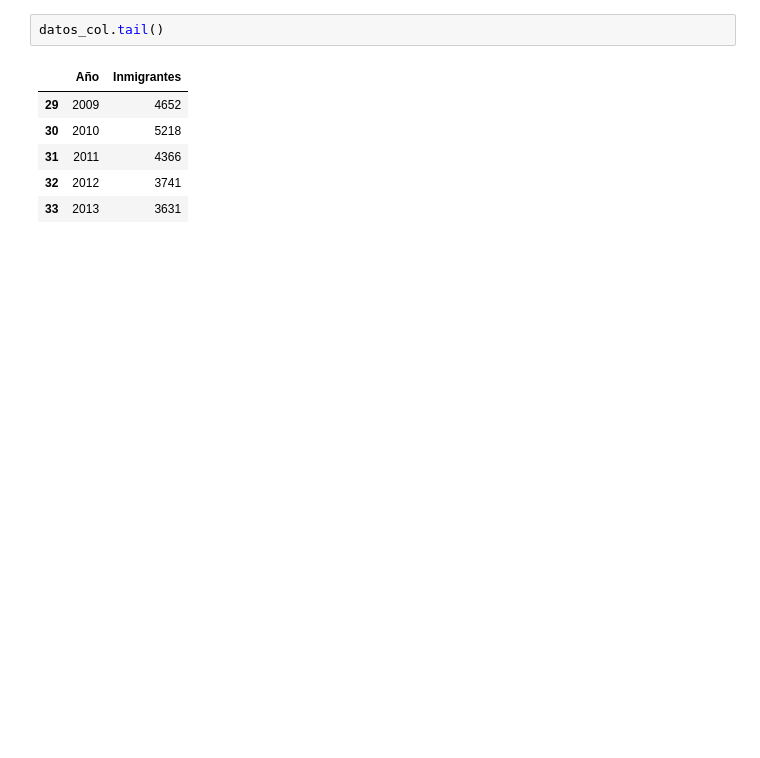
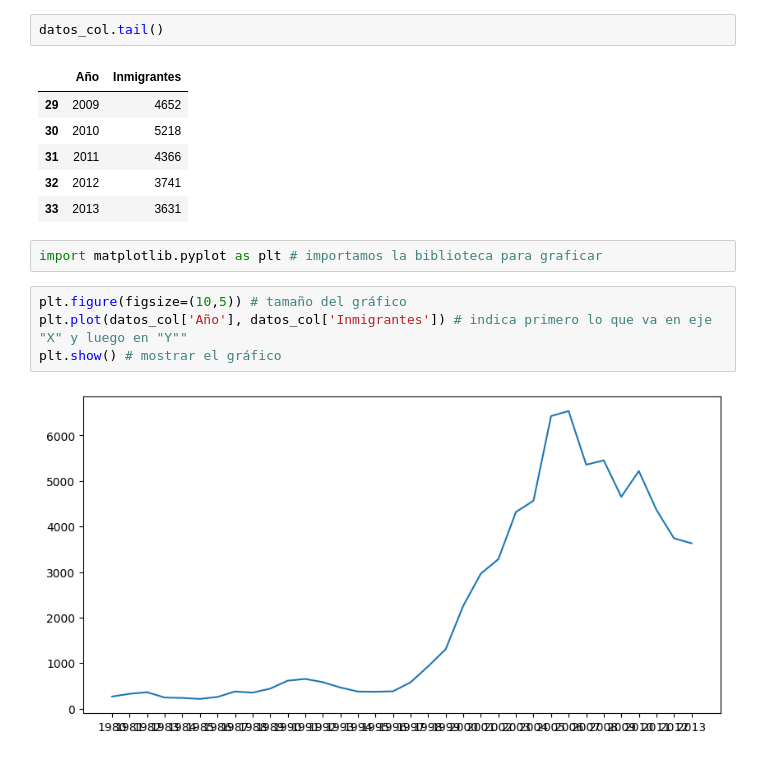
Before and after one commit to Maucho6340/pandas, a Jupyter notebook: visualizacion_de_datos.ipynb, the cells around one changed output. Saved outputs shown, nothing was run; the diff lists cells and outputs as text; blank space fills up the shorter version.

```diff
--- a/visualizacion_de_datos.ipynb
+++ b/visualizacion_de_datos.ipynb
@@ -123,3 +144,11 @@ datos_col.tail()
 | 31 | 2011 | 4366 |
 | 32 | 2012 | 3741 |
 | 33 | 2013 | 3631 |
+# %%
+import matplotlib.pyplot as plt # importamos la biblioteca para graficar
+# %%
+plt.figure(figsize=(10,5)) # tamaño del gráfico
+plt.plot(datos_col['Año'], datos_col['Inmigrantes']) # indica primero lo que va en eje "X" y luego en "Y""
+plt.show() # mostrar el gráfico
+# %% [output]
+[figure, added]
```
Also changed, not shown: parts of 23 cells of this notebook.
